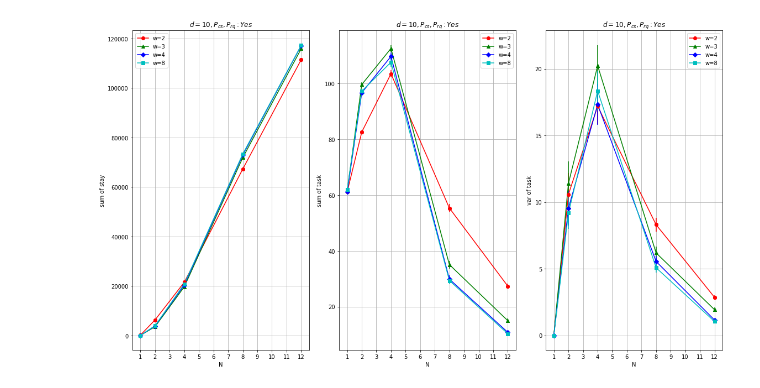
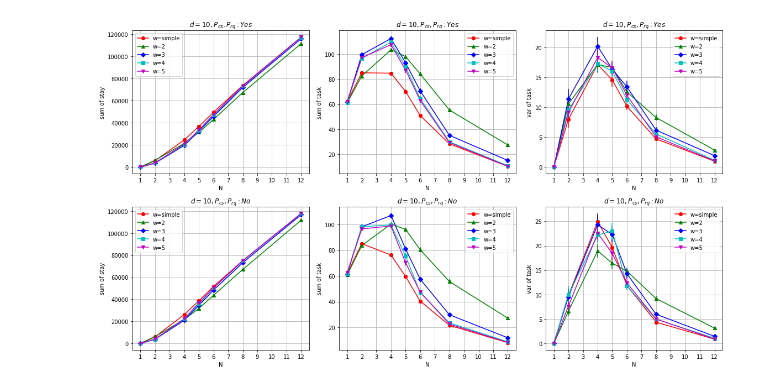
Before and after one commit to shoooooman/pad-data, a Jupyter notebook: data_plot.ipynb, the cells around one changed output. Drawn from its saved outputs; the diff is of its cells as text; code cells hidden in the pictures.

Commit message:
add data

```diff
--- a/data_plot.ipynb
+++ b/data_plot.ipynb
@@ -3,9 +3,10 @@
 import numpy as np
 import matplotlib.pyplot as plt
 
-priority, window, num_nodes, ave_sum_stay, se_sum_stay, ave_sum_task, se_sum_task, ave_var_task, se_var_task = np.loadtxt("./data/exp/data", delimiter=',', unpack=True)
+priority, window, num_nodes, ave_sum_stay_t, se_sum_stay_t, ave_sum_task_t, se_sum_task_t, ave_var_task_t, se_var_task_t = np.loadtxt("./data/exp/data_true", delimiter=',', unpack=True)
+priority_f, window_f, num_nodes_f, ave_sum_stay_f, se_sum_stay_f, ave_sum_task_f, se_sum_task_f, ave_var_task_f, se_var_task_f = np.loadtxt("./data/exp/data_false", delimiter=',', unpack=True)
 print(window)
 print(num_nodes)
-print(ave_sum_stay)
-print(se_sum_stay)
+print(ave_sum_stay_t)
+print(se_sum_stay_t)
 # %% [output]
@@ -31,42 +30,51 @@ Text(0,0.5,'sum of stay')
 # %%
 MAX_NUM_NODES = 12
-WINDOW_SIZES = ['2', '3', '4', '8', '12']
-NUM_TYPE_NUM_NODES = 5 # 2, 3, 4, 8, 12 -> 5 types
-NUM_WINDOW_SIZE = 4
+NUM_TYPE_NUM_NODES = 7 # 2, 3, 4, 5, 6, 8, 12 -> 7 types
+WINDOW_SIZES = ['simple', '2', '3', '4', '5']
+NUM_WINDOW_SIZE = 5
 
 COLORS = ["r", "g", "b", "c", "m", "y", "k", "w"]
 MARKERS = ['o', '^', 'D', 's', 'v']
 
 plt.figure(figsize=(16, 9))
 
-def data_plot(xdata, ydata, errdata, ylabel, title='$d=10, P_{cs}, P_{rq}: Yes$', xlabel='N'):
+def data_plot(xdata, ydata, errdata, title, ylabel, xlabel='N'):
     """
     Plot graph with xdata and ydata.
     The second param errdata represents yerror.
     """
     for i in range(NUM_WINDOW_SIZE):
         x = xdata[NUM_TYPE_NUM_NODES*i:NUM_TYPE_NUM_NODES*(i+1)]
         y = ydata[NUM_TYPE_NUM_NODES*i:NUM_TYPE_NUM_NODES*(i+1)]
         err = errdata[NUM_TYPE_NUM_NODES*i:NUM_TYPE_NUM_NODES*(i+1)]
         plt.errorbar(x, y, yerr=err, fmt=COLORS[i]+MARKERS[i], ecolor=COLORS[i])
         plt.plot(x, y, marker=MARKERS[i], color=COLORS[i], label='w='+WINDOW_SIZES[i])
 
-    plt.title('$d=10, P_{cs}, P_{rq}: Yes$')
+    plt.title(title)
     plt.xlabel(xlabel)
     plt.ylabel(ylabel)
     plt.xticks(np.arange(1, MAX_NUM_NODES+1, 1.0))
     plt.grid()
     plt.legend()
 
-plt.subplot(1, 3, 1)
-data_plot(num_nodes, ave_sum_stay, se_sum_stay, 'sum of stay')
+plt.subplot(2, 3, 1)
+data_plot(num_nodes, ave_sum_stay_t, se_sum_stay_t, '$d=10, P_{cs}, P_{rq}: Yes$', 'sum of stay')
 
-plt.subplot(1, 3, 2)
-data_plot(num_nodes, ave_sum_task, se_sum_task, 'sum of task')
+plt.subplot(2, 3, 2)
+data_plot(num_nodes, ave_sum_task_t, se_sum_task_t, '$d=10, P_{cs}, P_{rq}: Yes$', 'sum of task')
 
-plt.subplot(1, 3, 3)
-data_plot(num_nodes, ave_var_task, se_var_task, 'var of task')
+plt.subplot(2, 3, 3)
+data_plot(num_nodes, ave_var_task_t, se_var_task_t, '$d=10, P_{cs}, P_{rq}: Yes$',  'var of task')
+
+plt.subplot(2, 3, 4)
+data_plot(num_nodes, ave_sum_stay_f, se_sum_stay_f, '$d=10, P_{cs}, P_{rq}: No$',  'sum of stay')
+
+plt.subplot(2, 3, 5)
+data_plot(num_nodes, ave_sum_task_f, se_sum_task_f, '$d=10, P_{cs}, P_{rq}: No$',  'sum of task')
+
+plt.subplot(2, 3, 6)
+data_plot(num_nodes, ave_var_task_f, se_var_task_f, '$d=10, P_{cs}, P_{rq}: No$',  'var of task')
 
 plt.tight_layout()
 # %% [output]
-[figure, old version]
+[figure, new version]
```
Also changed, not shown: parts of 2 cells of this notebook, 5 other files.
